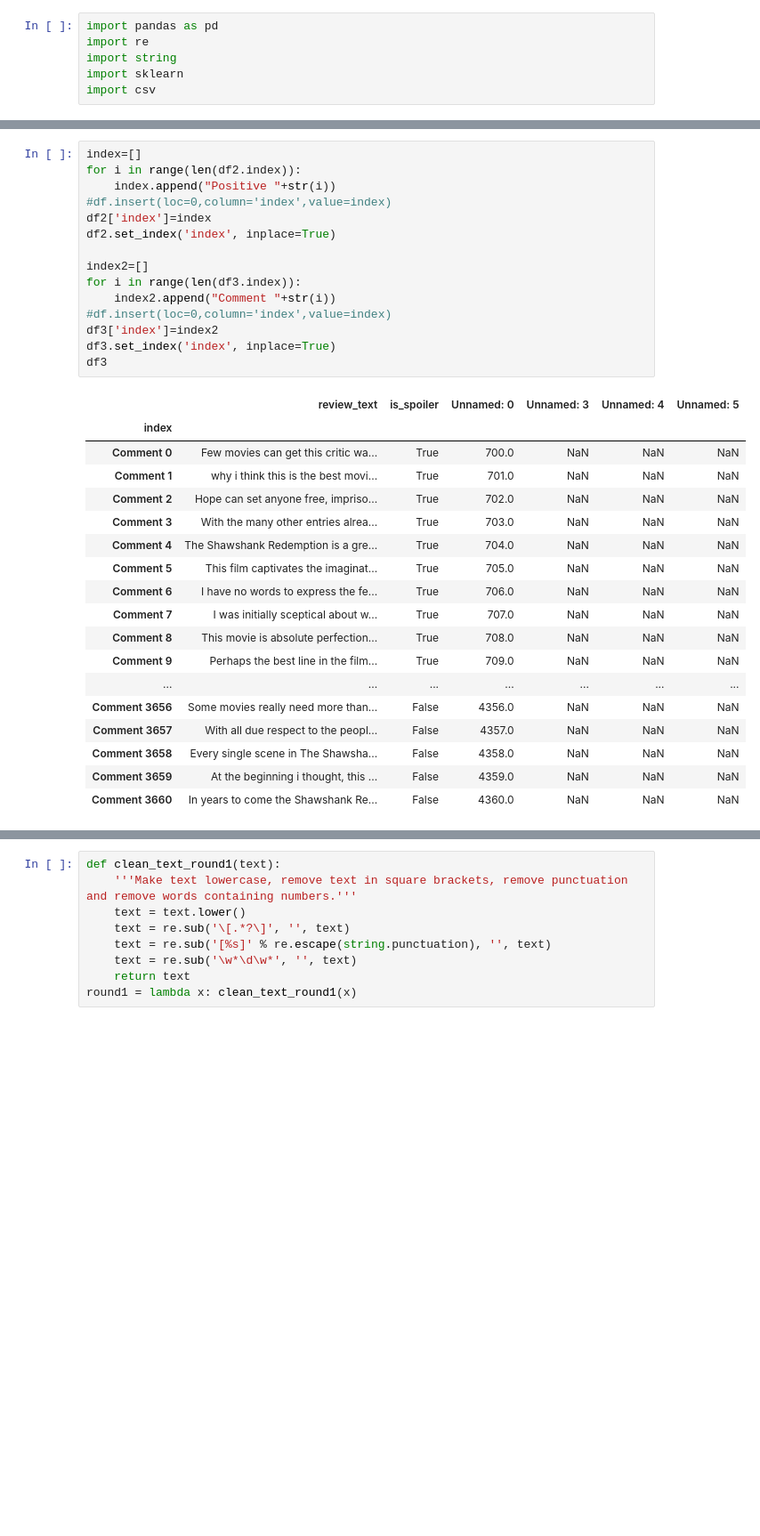
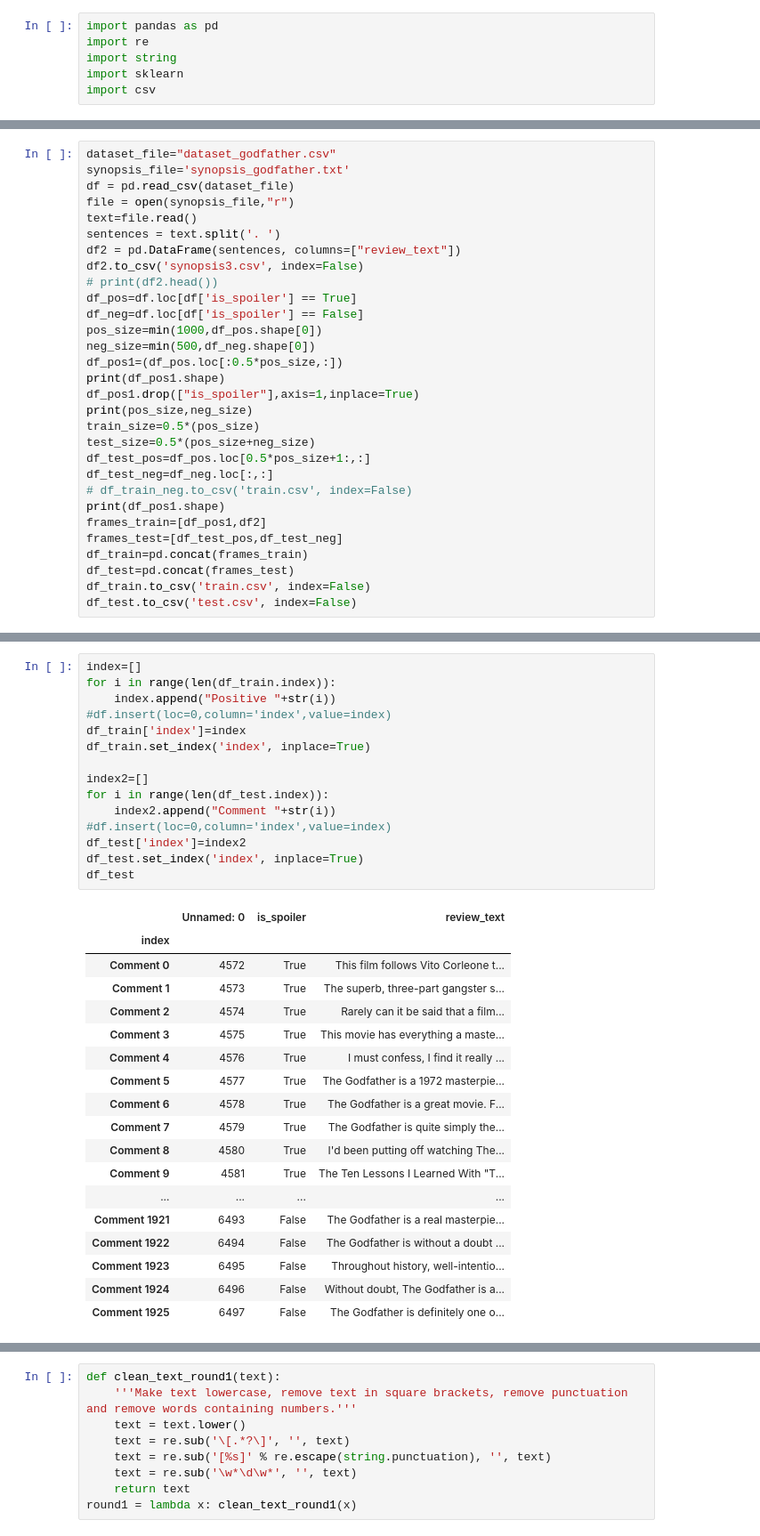
Before and after one commit to atharva-sarage/Data-Mining, a Jupyter notebook: LPU+LDA+Fast.ipynb, the cells around one changed output, grey strips where cells are left out. Shown: that part at 89% size. Drawn from its saved outputs; the diff is of its cells as text; blank space fills up the shorter version.

```diff
--- a/LPU+LDA+Fast.ipynb
+++ b/LPU+LDA+Fast.ipynb
@@ -39,0 +7,30 @@ print(df.tail())
+# %%
+dataset_file="dataset_godfather.csv"
+synopsis_file='synopsis_godfather.txt'
+df = pd.read_csv(dataset_file)
+file = open(synopsis_file,"r")
+text=file.read()
+sentences = text.split('. ')
+df2 = pd.DataFrame(sentences, columns=["review_text"])
+df2.to_csv('synopsis3.csv', index=False)
+# print(df2.head())
+df_pos=df.loc[df['is_spoiler'] == True]
+df_neg=df.loc[df['is_spoiler'] == False]
+pos_size=min(1000,df_pos.shape[0])
+neg_size=min(500,df_neg.shape[0])
+df_pos1=(df_pos.loc[:0.5*pos_size,:])
+print(df_pos1.shape)
+df_pos1.drop(["is_spoiler"],axis=1,inplace=True)
+print(pos_size,neg_size)
+train_size=0.5*(pos_size)
+test_size=0.5*(pos_size+neg_size)
+df_test_pos=df_pos.loc[0.5*pos_size+1:,:]
+df_test_neg=df_neg.loc[:,:]
+# df_train_neg.to_csv('train.csv', index=False)
+print(df_pos1.shape)
+frames_train=[df_pos1,df2]
+frames_test=[df_test_pos,df_test_neg]
+df_train=pd.concat(frames_train)
+df_test=pd.concat(frames_test)
+df_train.to_csv('train.csv', index=False)
+df_test.to_csv('test.csv', index=False)
@@ -83,34 +89,34 @@ print(df3.tail())   # test
 # %%
 index=[]
-for i in range(len(df2.index)):
+for i in range(len(df_train.index)):
     index.append("Positive "+str(i))
 #df.insert(loc=0,column='index',value=index)
-df2['index']=index
-df2.set_index('index', inplace=True)
+df_train['index']=index
+df_train.set_index('index', inplace=True)
 
 index2=[]
-for i in range(len(df3.index)):
+for i in range(len(df_test.index)):
     index2.append("Comment "+str(i))
 #df.insert(loc=0,column='index',value=index)
-df3['index']=index2
-df3.set_index('index', inplace=True)
-df3
+df_test['index']=index2
+df_test.set_index('index', inplace=True)
+df_test
 # %% [output]
-|  | review_text | is_spoiler | Unnamed: 0 | Unnamed: 3 | Unnamed: 4 | Unnamed: 5 |
-| index |  |  |  |  |  |  |
-| Comment 0 | Few movies can get this critic wa... | True | 700.0 | NaN | NaN | NaN |
-| Comment 1 | why i think this is the best movi... | True | 701.0 | NaN | NaN | NaN |
-| Comment 2 | Hope can set anyone free, impriso... | True | 702.0 | NaN | NaN | NaN |
-| Comment 3 | With the many other entries alrea... | True | 703.0 | NaN | NaN | NaN |
-| Comment 4 | The Shawshank Redemption is a gre... | True | 704.0 | NaN | NaN | NaN |
-| Comment 5 | This film captivates the imaginat... | True | 705.0 | NaN | NaN | NaN |
-| Comment 6 | I have no words to express the fe... | True | 706.0 | NaN | NaN | NaN |
-| Comment 7 | I was initially sceptical about w... | True | 707.0 | NaN | NaN | NaN |
-| Comment 8 | This movie is absolute perfection... | True | 708.0 | NaN | NaN | NaN |
-| Comment 9 | Perhaps the best line in the film... | True | 709.0 | NaN | NaN | NaN |
-| ... | ... | ... | ... | ... | ... | ... |
-| Comment 3656 | Some movies really need more than... | False | 4356.0 | NaN | NaN | NaN |
-| Comment 3657 | With all due respect to the peopl... | False | 4357.0 | NaN | NaN | NaN |
-| Comment 3658 | Every single scene in The Shawsha... | False | 4358.0 | NaN | NaN | NaN |
-| Comment 3659 | At the beginning i thought, this ... | False | 4359.0 | NaN | NaN | NaN |
-| Comment 3660 | In years to come the Shawshank Re... | False | 4360.0 | NaN | NaN | NaN |
+|  | Unnamed: 0 | is_spoiler | review_text |
+| index |  |  |  |
+| Comment 0 | 4572 | True | This film follows Vito Corleone t... |
+| Comment 1 | 4573 | True | The superb, three-part gangster s... |
+| Comment 2 | 4574 | True | Rarely can it be said that a film... |
+| Comment 3 | 4575 | True | This movie has everything a maste... |
+| Comment 4 | 4576 | True | I must confess, I find it really ... |
+| Comment 5 | 4577 | True | The Godfather is a 1972 masterpie... |
+| Comment 6 | 4578 | True | The Godfather is a great movie. F... |
+| Comment 7 | 4579 | True | The Godfather is quite simply the... |
+| Comment 8 | 4580 | True | I'd been putting off watching The... |
+| Comment 9 | 4581 | True | The Ten Lessons I Learned With "T... |
+| ... | ... | ... | ... |
+| Comment 1921 | 6493 | False | The Godfather is a real masterpie... |
+| Comment 1922 | 6494 | False | The Godfather is without a doubt ... |
+| Comment 1923 | 6495 | False | Throughout history, well-intentio... |
+| Comment 1924 | 6496 | False | Without doubt, The Godfather is a... |
+| Comment 1925 | 6497 | False | The Godfather is definitely one o... |
```
Also changed, not shown: parts of 16 cells of this notebook, 8 other files.
